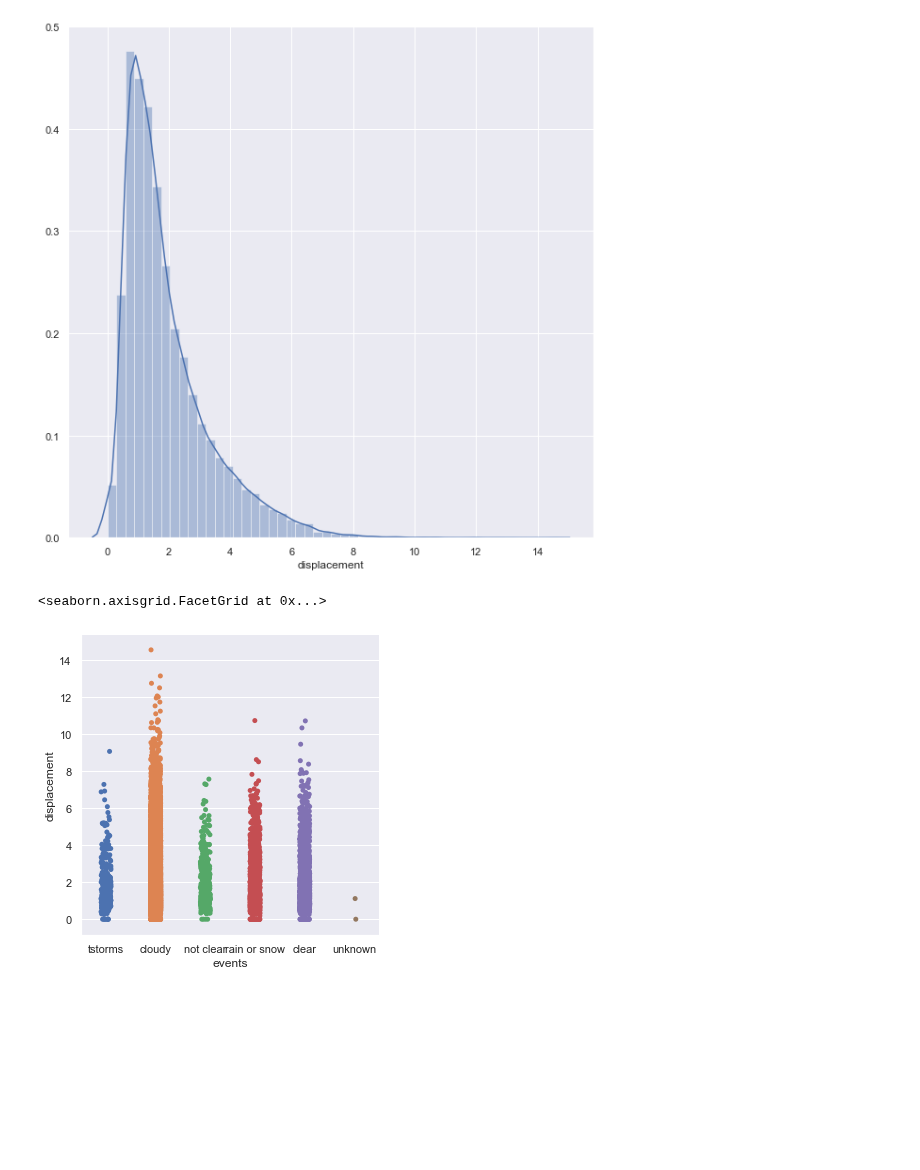
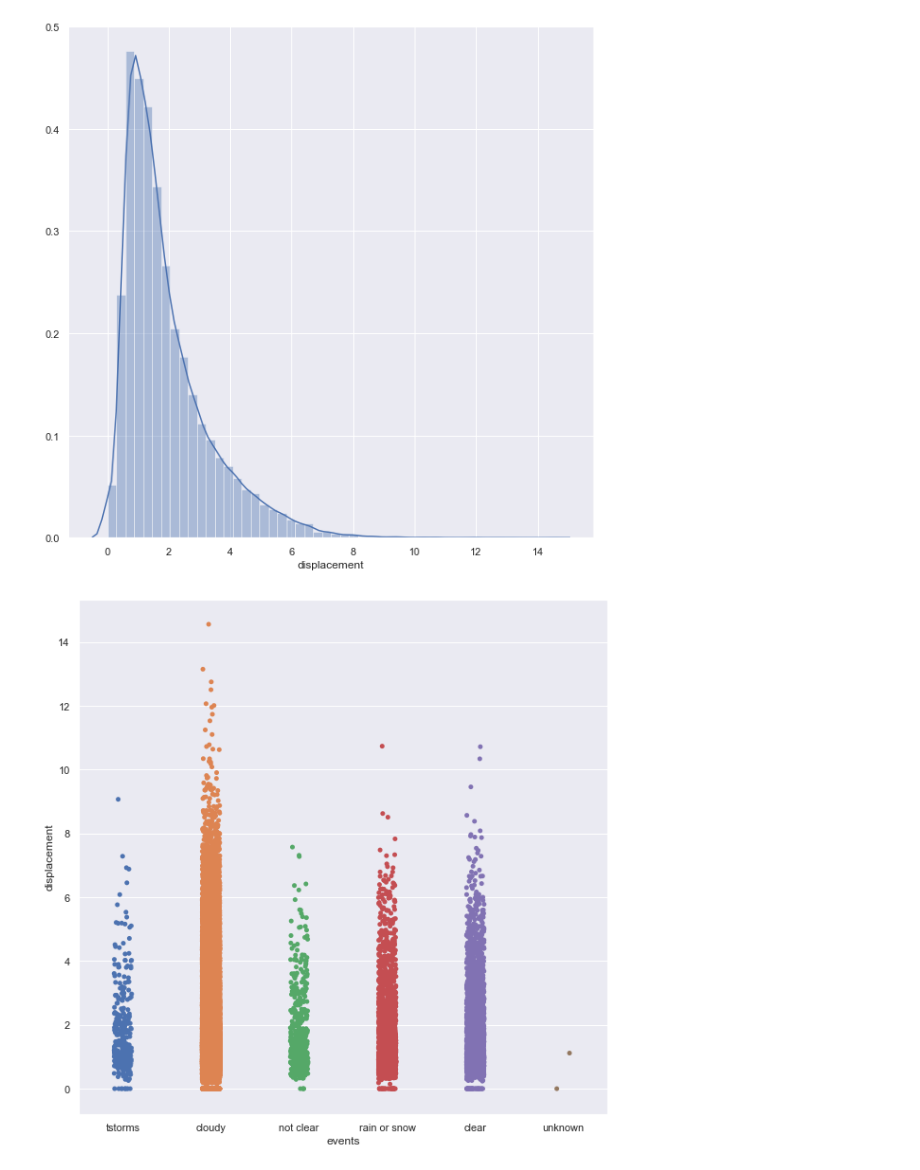
Before and after one commit to mickey-is-codin/data-science, a Jupyter notebook: Kaggle/Divvy/EDA.ipynb, the cells around one changed output. Cells and saved outputs as stored; diff of their text form; code cells hidden in the pictures; blank space fills up the shorter version.

```diff
--- a/Kaggle/Divvy/EDA.ipynb
+++ b/Kaggle/Divvy/EDA.ipynb
@@ -346,11 +346,16 @@ plt.show()
 # %% [output]
 [figure]
 # %%
+fig, ax = plt.subplots(figsize=(10,10))
+
 sns.catplot(
     x='events',
     y='displacement',
-    data=data_df
+    data=data_df,
+    ax=ax
 )
+
+plt.close(2)
+plt.show()
 # %% [output]
-<seaborn.axisgrid.FacetGrid at 0x...>
-[figure, old version]
+[figure, new version]
```
